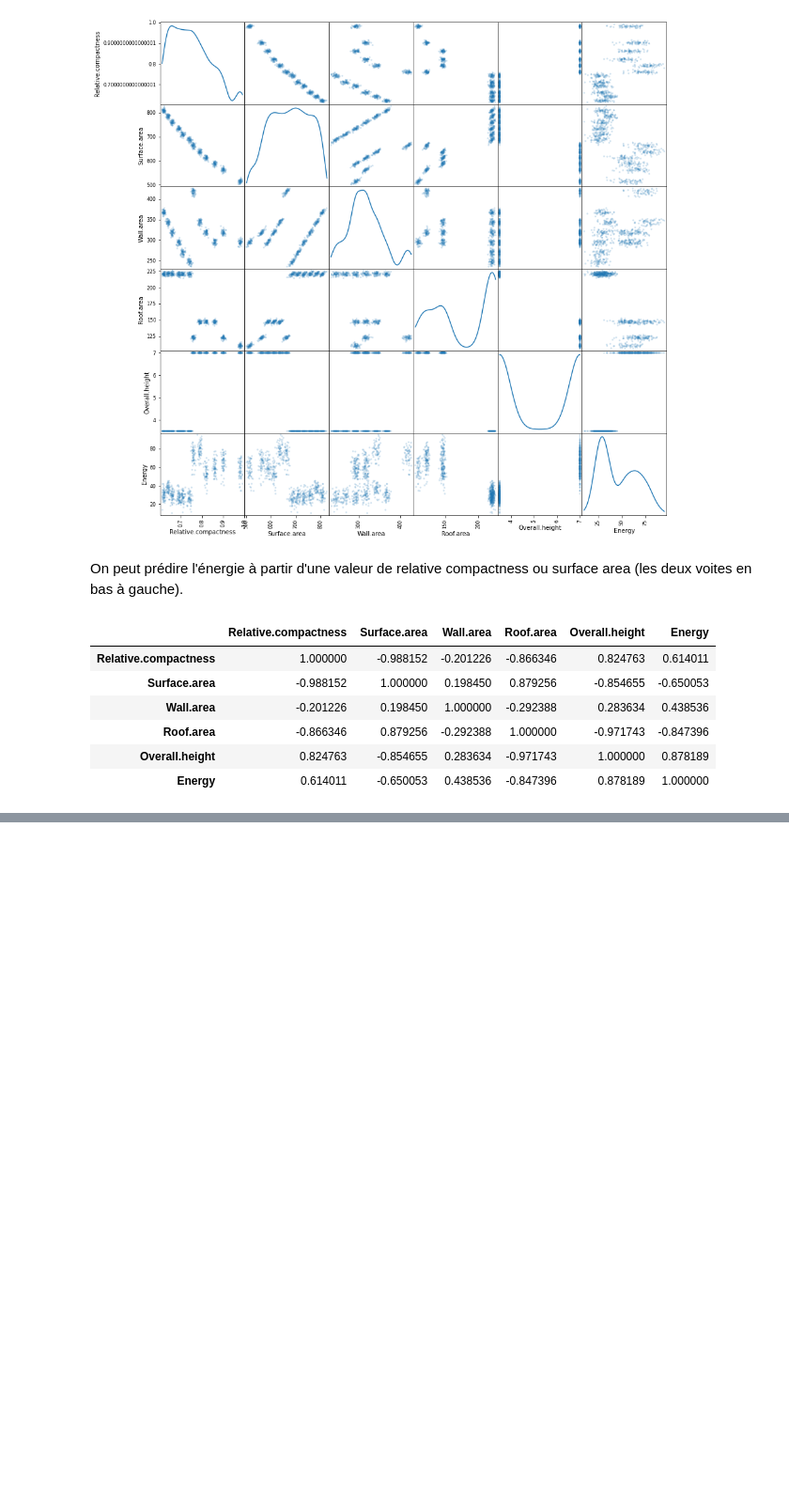
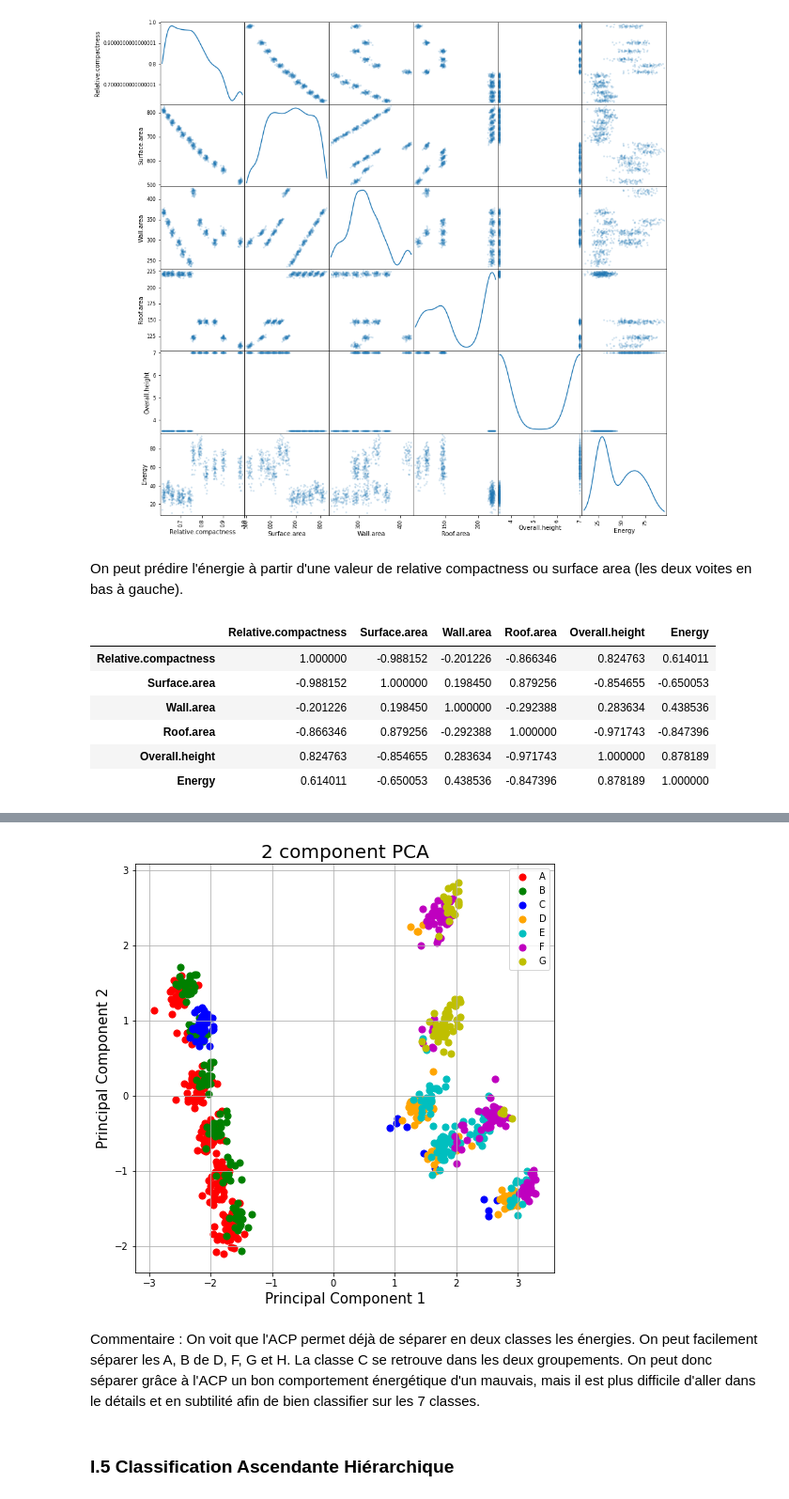
Before and after one commit to sophiayazzourh/ML_Project, a Jupyter notebook: Forecasting_the_energy_performance_of_buildings_Python_version.ipynb, the cells around one changed output, grey strips where cells are left out. Shown at 94% size. Saved outputs shown, nothing was run; the diff lists cells and outputs as text; code cells hidden in the pictures; blank space fills up the shorter version.

```diff
--- a/Forecasting_the_energy_performance_of_buildings_Python_version.ipynb
+++ b/Forecasting_the_energy_performance_of_buildings_Python_version.ipynb
@@ -135,0 +175,24 @@ sns.heatmap(data_quantitatives.corr())
+# %%
+fig = plt.figure(figsize = (8,8))
+ax = fig.add_subplot(1,1,1)
+ax.set_xlabel('Principal Component 1', fontsize = 15)
+ax.set_ylabel('Principal Component 2', fontsize = 15)
+ax.set_title('2 component PCA', fontsize = 20)
+targets = np.unique(data['Energy.efficiency'])
+colors = ['r', 'g', 'b', 'orange','c','m','y']
+for target, color in zip(targets,colors):
+    indicesToKeep = finalDf['Energy.efficiency'] == target
+    ax.scatter(finalDf.loc[indicesToKeep, 'principal component 1']
+               , finalDf.loc[indicesToKeep, 'principal component 2']
+               , c = color
+               , s = 50)
+ax.legend(targets)
+ax.grid()
+# %% [output]
+[figure, added]
+# %% [markdown]
+Commentaire :
+On voit que l'ACP permet déjà de séparer en deux classes les énergies. On peut facilement séparer les A, B de D, F, G et H. La classe C se retrouve dans les deux groupements.
+On peut donc séparer grâce à l'ACP un bon comportement énergétique d'un mauvais, mais il est plus difficile d'aller dans le détails et en subtilité afin de bien classifier sur les 7 classes.
+# %% [markdown]
+### I.5 Classification Ascendante Hiérarchique
```
Also changed, not shown: parts of 116 cells of this notebook, 1 other file.
